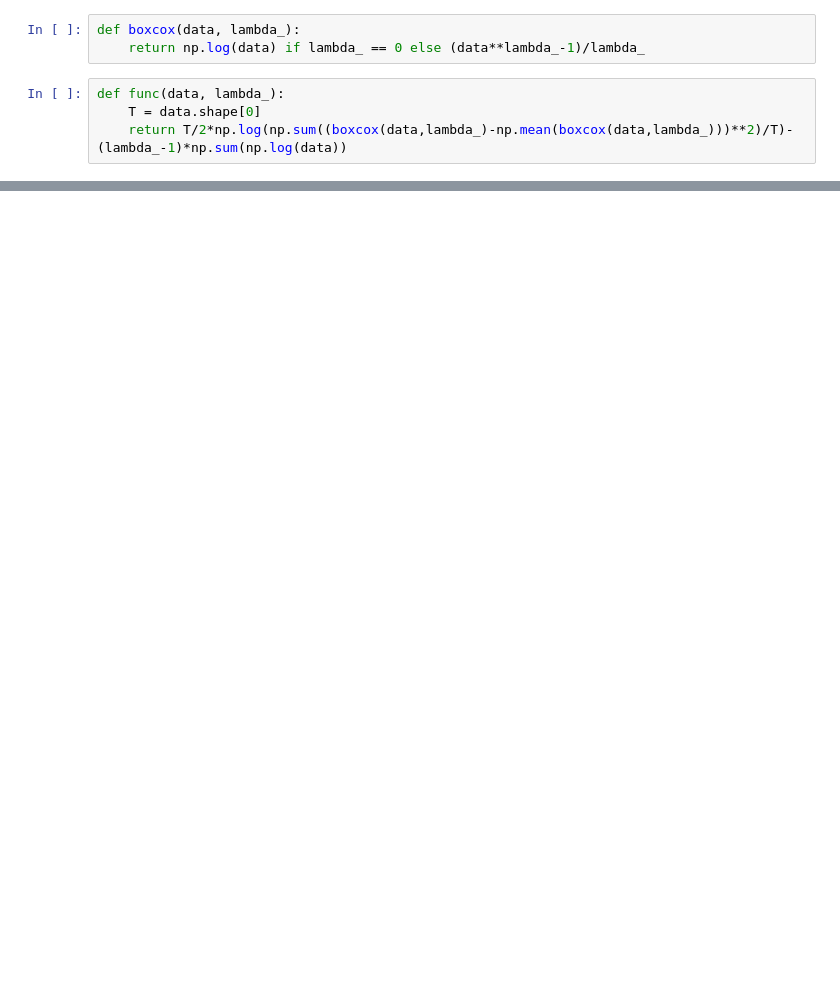
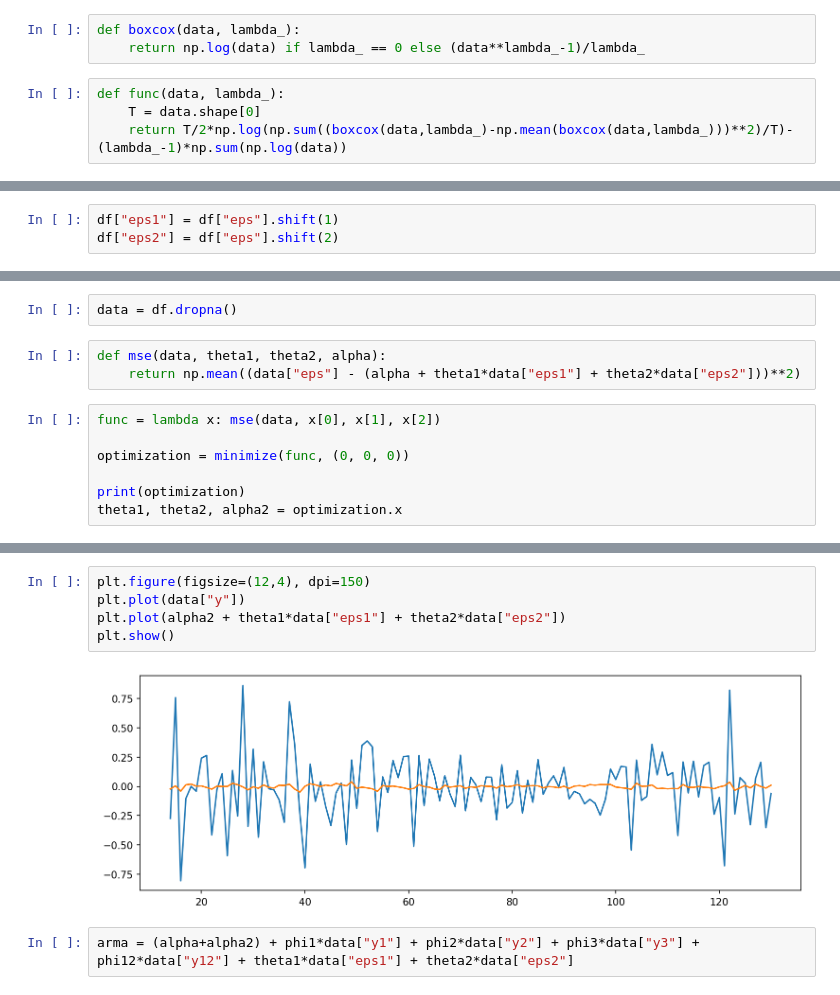
Before and after one commit to endygamedev/university, a Jupyter notebook: 3-course-6-semester/forecasting-methods/task-3/3.1 Box Cox.ipynb, the cells around one changed output, grey strips where cells are left out. Saved outputs shown, nothing was run; the diff lists cells and outputs as text; blank space fills up the shorter version.

```diff
--- a/3-course-6-semester/forecasting-methods/task-3/3.1 Box Cox.ipynb
+++ b/3-course-6-semester/forecasting-methods/task-3/3.1 Box Cox.ipynb
@@ -55,0 +213,3 @@ plt.show()
+# %%
+df["eps1"] = df["eps"].shift(1)
+df["eps2"] = df["eps"].shift(2)
@@ -55,0 +227,12 @@ plt.show()
+# %%
+data = df.dropna()
+# %%
+def mse(data, theta1, theta2, alpha):
+    return np.mean((data["eps"] - (alpha + theta1*data["eps1"] + theta2*data["eps2"]))**2)
+# %%
+func = lambda x: mse(data, x[0], x[1], x[2])
+
+optimization = minimize(func, (0, 0, 0))
+
+print(optimization)
+theta1, theta2, alpha2 = optimization.x
@@ -55,0 +252,9 @@ plt.show()
+# %%
+plt.figure(figsize=(12,4), dpi=150)
+plt.plot(data["y"])
+plt.plot(alpha2 + theta1*data["eps1"] + theta2*data["eps2"])
+plt.show()
+# %% [output]
+[figure, added]
+# %%
+arma = (alpha+alpha2) + phi1*data["y1"] + phi2*data["y2"] + phi3*data["y3"] + phi12*data["y12"] + theta1*data["eps1"] + theta2*data["eps2"]
```
Also changed, not shown: parts of 44 cells of this notebook.
